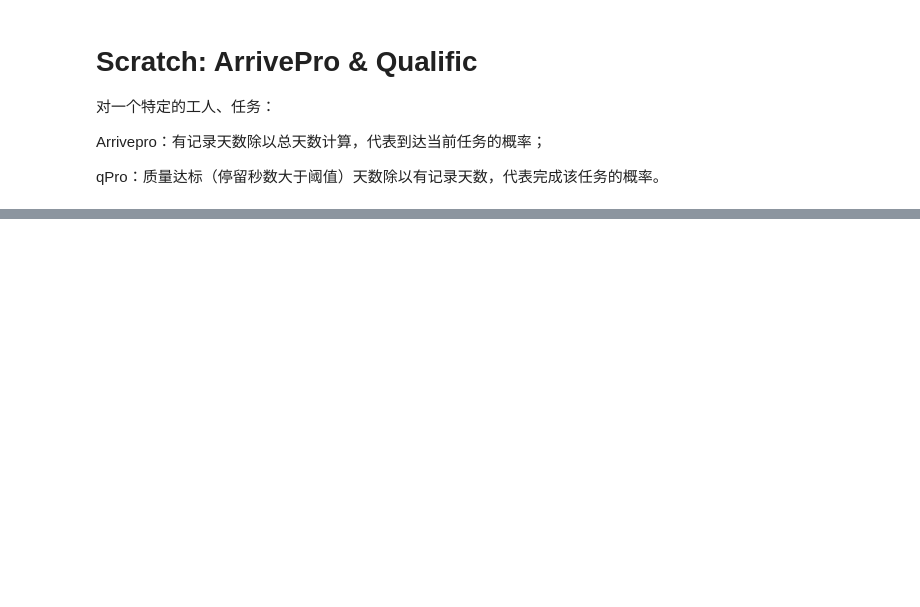
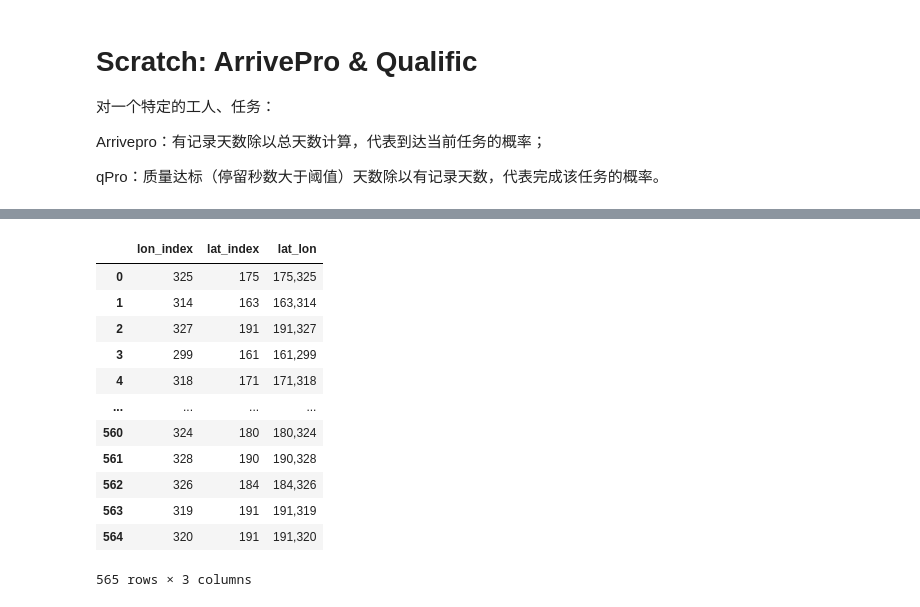
Before and after one commit to DURUII/Gaia-Explorer, a Jupyter notebook: main.ipynb, the cells around one changed output, grey strips where cells are left out. Cells and saved outputs as stored; diff of their text form; code cells hidden in the pictures; blank space fills up the shorter version.

```diff
--- a/main.ipynb
+++ b/main.ipynb
@@ -227,4 +302,0 @@ ddf_expended.head()
-# %%
-output_tasks = os.path.join(dataset, 'tasks.txt')
-tasks = ddf_expended[['lon_index', 'lat_index']].drop_duplicates().compute()
-tasks
@@ -251,0 +336,24 @@ n, m = 1140, 565
+# %%
+output_task_selected = os.path.join(dataset, 'task_selected.csv')
+
+if not os.path.exists(output_task_selected):
+    task_selected = tasks.sample(n=m, random_state=20231225)
+    task_selected['lat_lon'] = task_selected['lat_index'].astype(str) + ',' + task_selected['lon_index'].astype(str)
+    task_selected.to_csv(output_task_selected, index=False)
+
+task_selected = pd.read_csv(output_task_selected)
+task_selected
+# %% [output]
+|  | lon_index | lat_index | lat_lon |
+| 0 | 325 | 175 | 175,325 |
+| 1 | 314 | 163 | 163,314 |
+| 2 | 327 | 191 | 191,327 |
+| 3 | 299 | 161 | 161,299 |
+| 4 | 318 | 171 | 171,318 |
+| ... | ... | ... | ... |
+| 560 | 324 | 180 | 180,324 |
+| 561 | 328 | 190 | 190,328 |
+| 562 | 326 | 184 | 184,326 |
+| 563 | 319 | 191 | 191,319 |
+| 564 | 320 | 191 | 191,320 |
+565 rows × 3 columns
```
Also changed, not shown: parts of 16 cells of this notebook.
